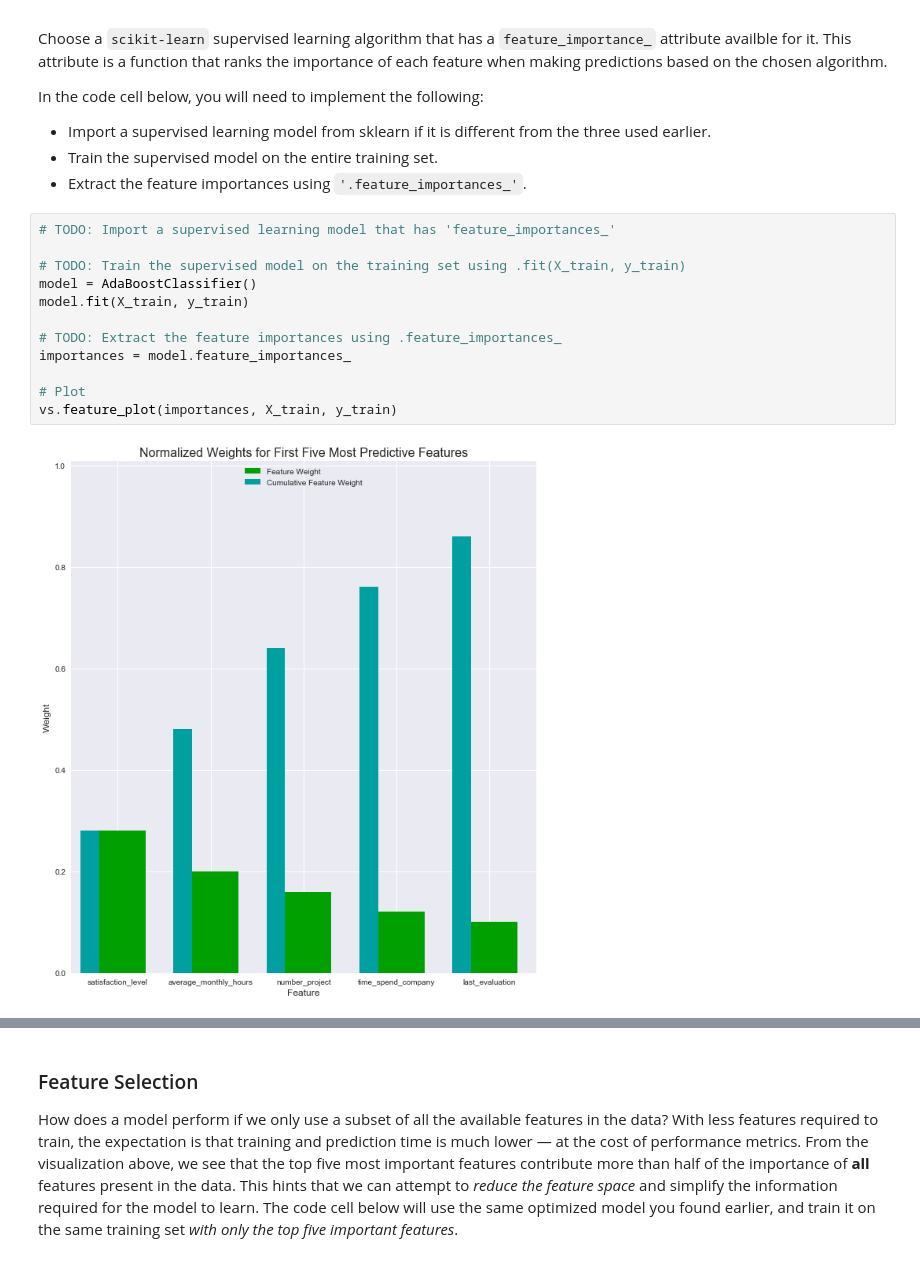
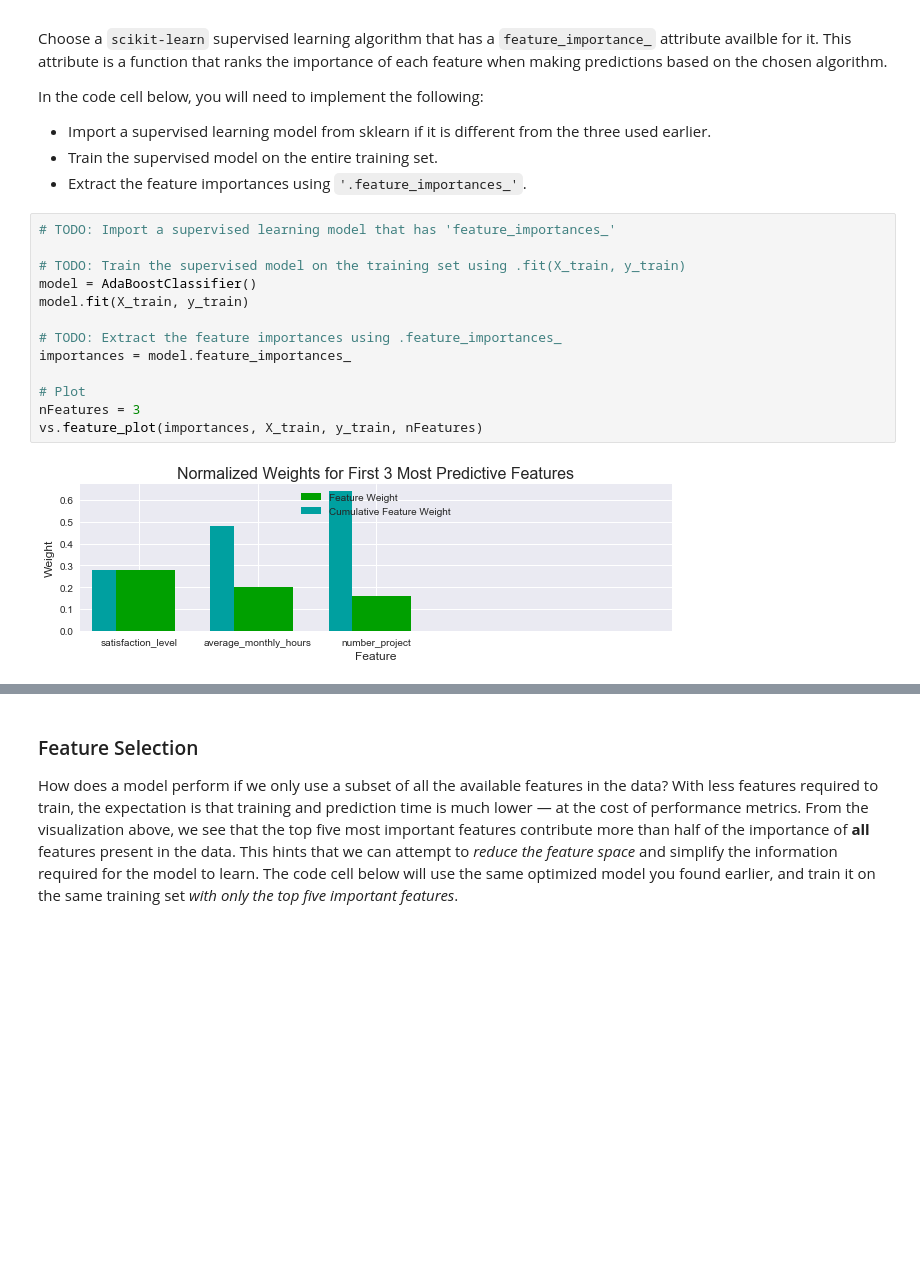
Before and after one commit to ivantpe/test_jupyter, a Jupyter notebook: my_capstone/my_capstone.ipynb, the cells around one changed output, grey strips where cells are left out. Drawn from its saved outputs; the diff is of its cells as text; blank space fills up the shorter version.

```diff
--- a/my_capstone/my_capstone.ipynb
+++ b/my_capstone/my_capstone.ipynb
@@ -778,14 +778,15 @@ In the code cell below, you will need to implement the following:
 # %%
 # TODO: Import a supervised learning model that has 'feature_importances_'
 
 # TODO: Train the supervised model on the training set using .fit(X_train, y_train)
 model = AdaBoostClassifier()
 model.fit(X_train, y_train)
 
 # TODO: Extract the feature importances using .feature_importances_
 importances = model.feature_importances_
 
 # Plot
-vs.feature_plot(importances, X_train, y_train)
+nFeatures = 3
+vs.feature_plot(importances, X_train, y_train, nFeatures)
 # %% [output]
-[figure, old version]
+[figure, new version]
```
Also changed, not shown: parts of 8 cells of this notebook, 3 other files.
